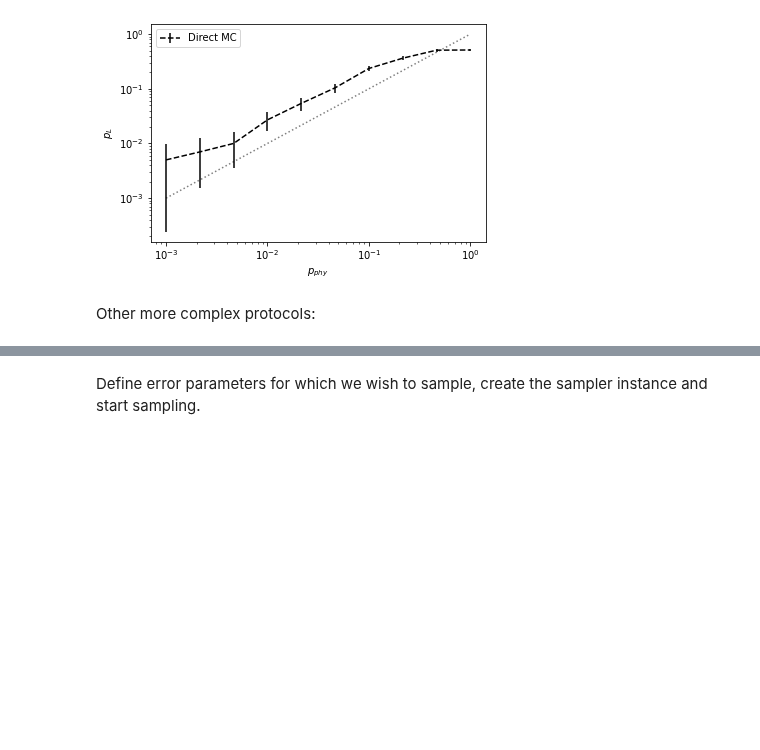
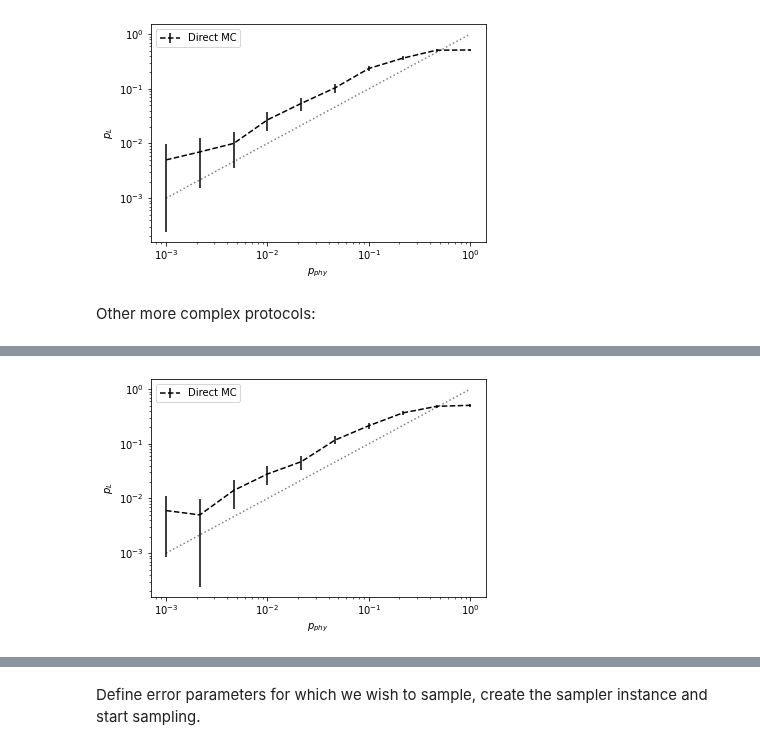
Before and after one commit to dpwinter/qsample, a Jupyter notebook: 05_samplers.ipynb, the cells around one changed output, grey strips where cells are left out. Saved outputs shown, nothing was run; the diff lists cells and outputs as text; code cells hidden in the pictures; blank space fills up the shorter version.

```diff
--- a/05_samplers.ipynb
+++ b/05_samplers.ipynb
@@ -127,0 +158,25 @@ Other more complex protocols:
+# %%
+#slow
+
+from qsam.simulators.chp import CHP
+
+sample_range = np.logspace(-3,0,10)
+err_params = {'p': 1}
+
+sam = Sampler(ghz1, CHP)
+p_L, std = sam.run(1000, sample_range, err_params)
+
+import matplotlib.pyplot as plt
+
+p = sample_range
+
+plt.errorbar(p, p_L, fmt='--', c="black", yerr=std, label="Direct MC")
+
+plt.plot(p, p, 'k:', alpha=0.5)
+plt.xscale('log')
+plt.yscale('log')
+plt.ylabel(r'$p_L$')
+plt.xlabel(r'$p_{phy}$')
+plt.legend();
+# %% [output]
+[figure, added]
```
Also changed, not shown: parts of 6 cells of this notebook.
